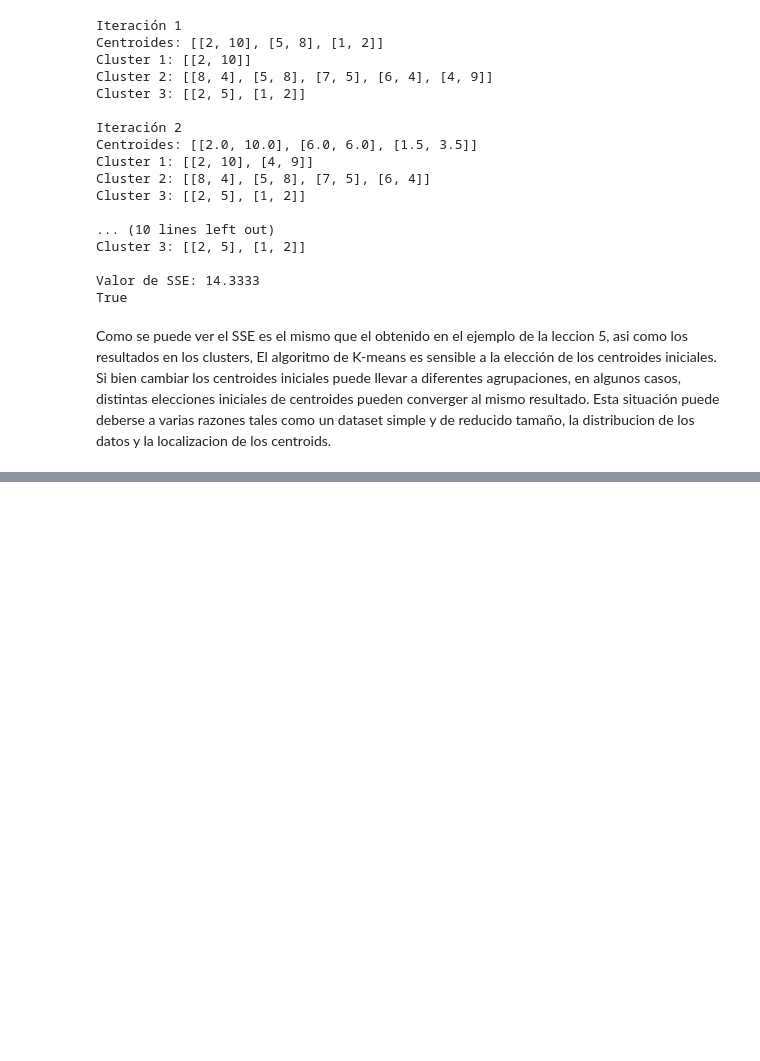
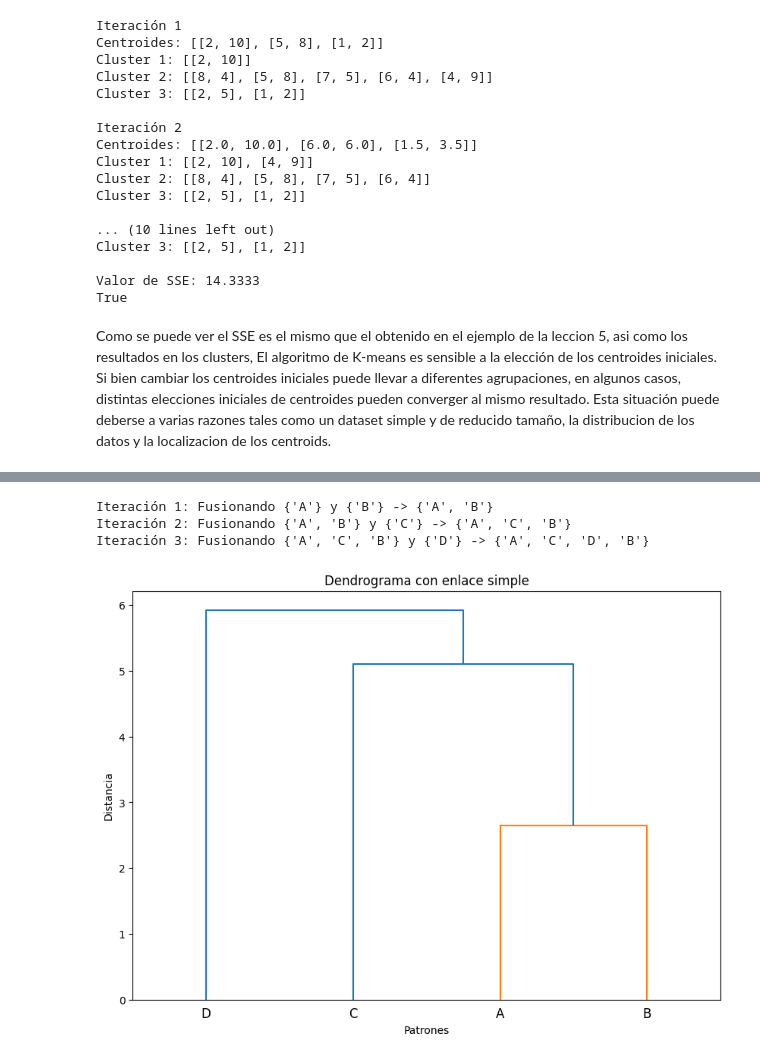
Before and after one commit to spectrox0/master_python, a Jupyter notebook: machine_learning/activity5.ipynb, the cells around one changed output, grey strips where cells are left out. Drawn from its saved outputs; the diff is of its cells as text; code cells hidden in the pictures; blank space fills up the shorter version.

```diff
--- a/machine_learning/activity5.ipynb
+++ b/machine_learning/activity5.ipynb
@@ -168,0 +122,70 @@ plt.show()
+# %%
+import numpy as np
+from scipy.cluster.hierarchy import linkage, dendrogram
+import matplotlib.pyplot as plt
+
+# Tu matriz de distancias
+matrix = [
+    [0, 1, 4, 5],
+    [None, 0, 2, 6],
+    [None, None, 0, 3],
+    [None, None, None, 0]
+]
+index_labels = [ "A",  "B",  "C",   "D"]
+
+# Convertir la matriz a una matriz completa
+# Se convierte a una matriz completa debido a que la matriz de distancias es triangular superior
+# (tiene None en la diagonal principal) y la función linkage requiere una matriz completa (sin None)
+for i in range(len(matrix)):
+    for j in range(i+1, len(matrix)):
+        matrix[j][i] = matrix[i][j]
+
+distances = np.array(matrix)
+
+# Clustering jerárquico
+num_clusters = len(distances)
+clusters = [{label} for label in index_labels]
+iteration = 0
+
+while num_clusters > 1:
+    iteration += 1
+
+    # Encontrar el par de clusters con la menor distancia
+    i, j = np.unravel_index(np.argmin(distances + np.diag([np.inf]*num_clusters)), distances.shape)
+
+    # Fusionar estos clusters
+    new_cluster = clusters[i] | clusters[j]
+
+    # Mostrar los resultados de la iteración
+    print(f"Iteración {iteration}: Fusionando {clusters[i]} y {clusters[j]} -> {new_cluster}")
+
+    # Actualizar la lista de clusters
+    clusters[i] = new_cluster
+    del clusters[j]
+
+    # Actualizar la matriz de distancias
+    new_distances = np.delete(distances, j, axis=0)
+    new_distances = np.delete(new_distances, j, axis=1)
+
+    for k in range(len(new_distances)):
+        if k != i:
+            # Enlace simple: usar la menor distancia
+            new_distances[i, k] = new_distances[k, i] = min(distances[i, k], distances[j, k])
+
+    distances = new_distances
+    num_clusters -= 1
+
+# Ahora vamos a visualizar el dendrograma usando scipy
+Z = linkage(np.array(matrix), method='single')
+
+plt.figure(figsize=(10, 7))
+dendrogram(Z, labels=index_labels)
+plt.title('Dendrograma con enlace simple')
+plt.xlabel('Patrones')
+plt.ylabel('Distancia')
+plt.show()
+# %% [output]
+Iteración 1: Fusionando {'A'} y {'B'} -> {'A', 'B'}
+Iteración 2: Fusionando {'A', 'B'} y {'C'} -> {'A', 'C', 'B'}
+Iteración 3: Fusionando {'A', 'C', 'B'} y {'D'} -> {'A', 'C', 'D', 'B'}
+[figure, added]
```
Also changed, not shown: parts of 4 cells of this notebook.
